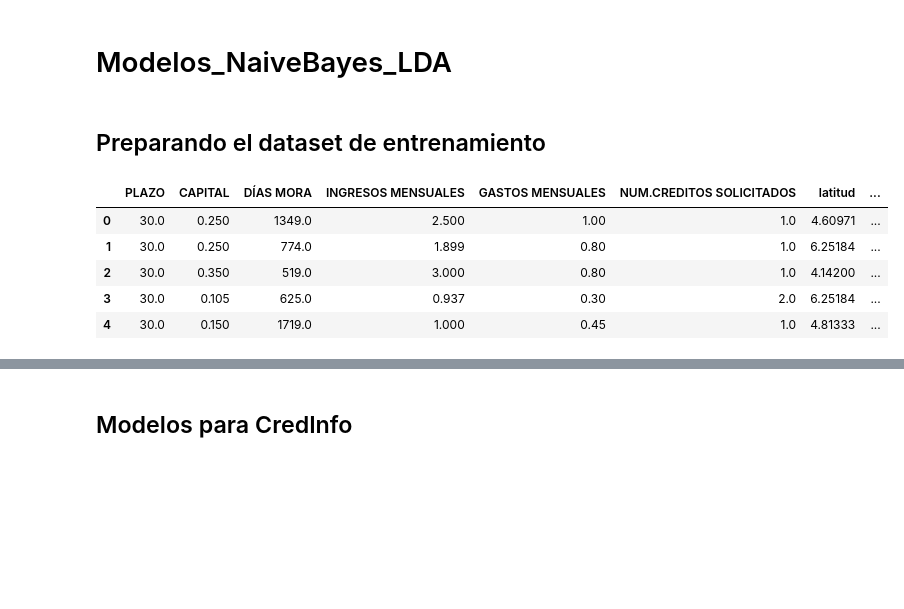
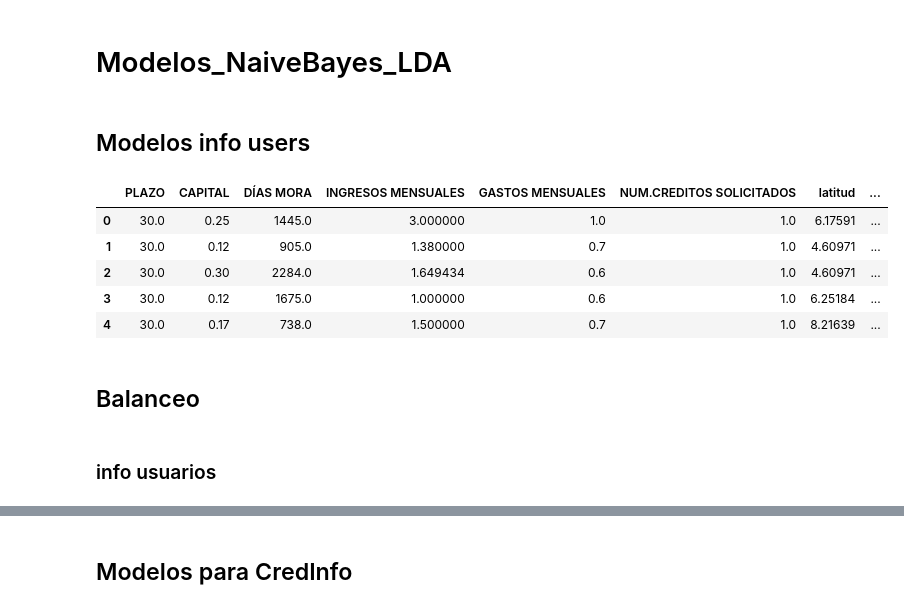
Before and after one commit to josemgoji/Entrega-Final, a Jupyter notebook: datalab/Modelos_NB_LDA.ipynb, the cells around one changed output, grey strips where cells are left out. Drawn from its saved outputs; the diff is of its cells as text; code cells hidden in the pictures; blank space fills up the shorter version.

```diff
--- a/datalab/Modelos_NB_LDA.ipynb
+++ b/datalab/Modelos_NB_LDA.ipynb
@@ -12,17 +25,21 @@ ROOT_PATH = os.path.dirname(current_dir) # Obtener la ruta del directorio superi
 sys.path.insert(1, ROOT_PATH) # Insertar la ruta en sys.path
 
 import root # Importar el módulo root
-# %% [markdown]
-## Preparando el dataset de entrenamiento
+# %% [markdown]
+## Modelos info users
 # %%
-file_path = root.DIR_DATA_STAGE + 'test.csv'
+file_path = root.DIR_DATA_STAGE + 'train_infousers.csv'
 # %%
-train = pd.read_csv(file_path)
-train.head()
+df_infousers = pd.read_csv(file_path)
+df_infousers.head()
 # %% [output]
 |  | PLAZO | CAPITAL | DÍAS MORA | INGRESOS MENSUALES | GASTOS MENSUALES | NUM.CREDITOS SOLICITADOS | latitud | ... |
-| 0 | 30.0 | 0.250 | 1349.0 | 2.500 | 1.00 | 1.0 | 4.60971 | ... |
-| 1 | 30.0 | 0.250 | 774.0 | 1.899 | 0.80 | 1.0 | 6.25184 | ... |
-| 2 | 30.0 | 0.350 | 519.0 | 3.000 | 0.80 | 1.0 | 4.14200 | ... |
-| 3 | 30.0 | 0.105 | 625.0 | 0.937 | 0.30 | 2.0 | 6.25184 | ... |
-| 4 | 30.0 | 0.150 | 1719.0 | 1.000 | 0.45 | 1.0 | 4.81333 | ... |
+| 0 | 30.0 | 0.25 | 1445.0 | 3.000000 | 1.0 | 1.0 | 6.17591 | ... |
+| 1 | 30.0 | 0.12 | 905.0 | 1.380000 | 0.7 | 1.0 | 4.60971 | ... |
+| 2 | 30.0 | 0.30 | 2284.0 | 1.649434 | 0.6 | 1.0 | 4.60971 | ... |
+| 3 | 30.0 | 0.12 | 1675.0 | 1.000000 | 0.6 | 1.0 | 6.25184 | ... |
+| 4 | 30.0 | 0.17 | 738.0 | 1.500000 | 0.7 | 1.0 | 8.21639 | ... |
+# %% [markdown]
+## Balanceo
+# %% [markdown]
+### info usuarios
```
Also changed, not shown: parts of 49 cells of this notebook, 4 other files.
